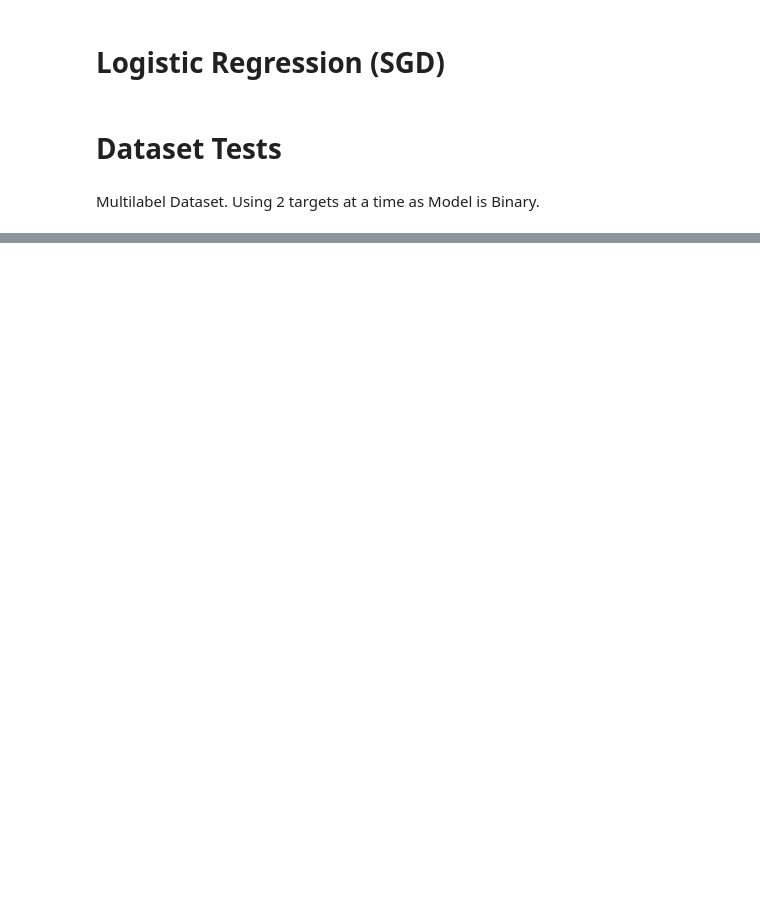
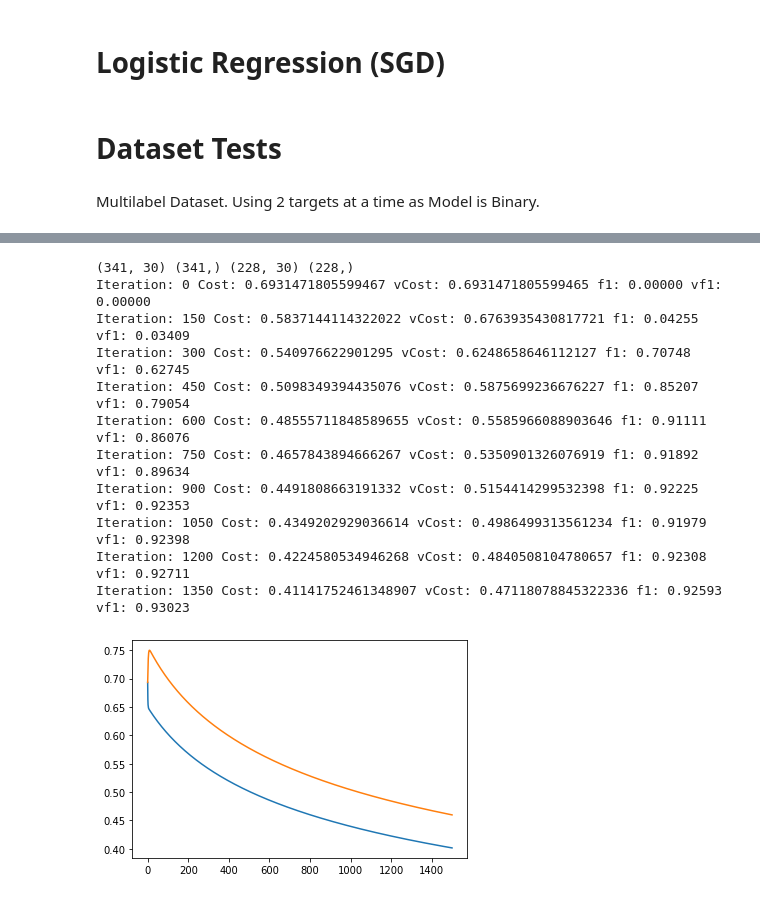
Before and after one commit to msparsh/ml-algorithms, a Jupyter notebook: notebooks/logistic_regression.ipynb, the cells around one changed output, grey strips where cells are left out. Drawn from its saved outputs; the diff is of its cells as text; code cells hidden in the pictures; blank space fills up the shorter version.

```diff
--- a/notebooks/logistic_regression.ipynb
+++ b/notebooks/logistic_regression.ipynb
@@ -209,0 +140,18 @@ array([ True,  True,  True,  True,  True, False,  True,  True,  True,
+# %%
+X,y = load_breast_cancer(return_X_y=True)
+# %%
+m = LogisticRegression()
+W, b, costs = m.fit(X, y, 1000+500, 0.000001)
+# %% [output]
+(341, 30) (341,) (228, 30) (228,)
+Iteration: 0 Cost: 0.6931471805599467 vCost: 0.6931471805599465 f1: 0.00000 vf1: 0.00000
+Iteration: 150 Cost: 0.5837144114322022 vCost: 0.6763935430817721 f1: 0.04255 vf1: 0.03409
+Iteration: 300 Cost: 0.540976622901295 vCost: 0.6248658646112127 f1: 0.70748 vf1: 0.62745
+Iteration: 450 Cost: 0.5098349394435076 vCost: 0.5875699236676227 f1: 0.85207 vf1: 0.79054
+Iteration: 600 Cost: 0.48555711848589655 vCost: 0.5585966088903646 f1: 0.91111 vf1: 0.86076
+Iteration: 750 Cost: 0.4657843894666267 vCost: 0.5350901326076919 f1: 0.91892 vf1: 0.89634
+Iteration: 900 Cost: 0.4491808663191332 vCost: 0.5154414299532398 f1: 0.92225 vf1: 0.92353
+Iteration: 1050 Cost: 0.4349202929036614 vCost: 0.4986499313561234 f1: 0.91979 vf1: 0.92398
+Iteration: 1200 Cost: 0.4224580534946268 vCost: 0.4840508104780657 f1: 0.92308 vf1: 0.92711
+Iteration: 1350 Cost: 0.41141752461348907 vCost: 0.47118078845322336 f1: 0.92593 vf1: 0.93023
+[figure, added]
```
Also changed, not shown: parts of 18 cells of this notebook.
